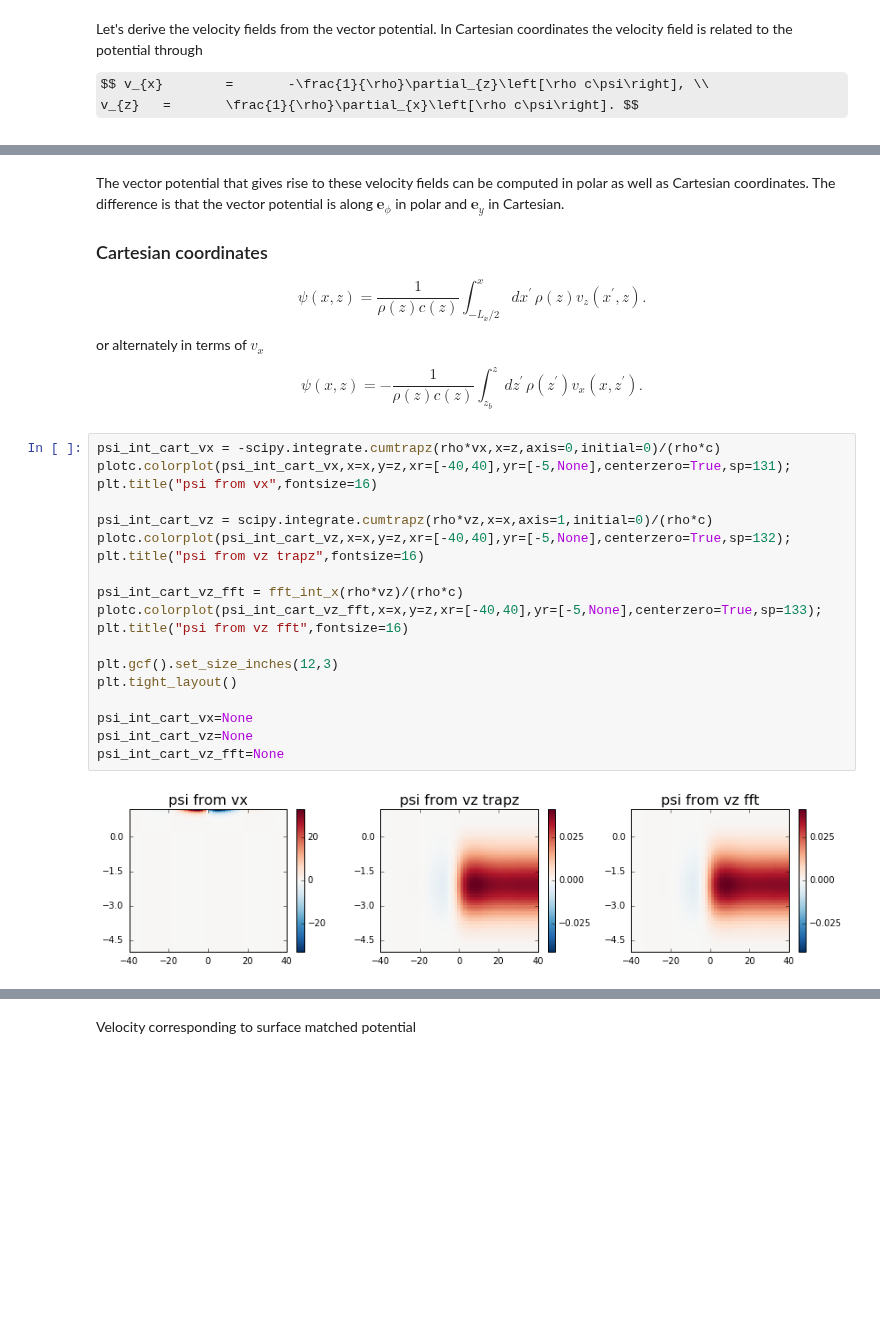
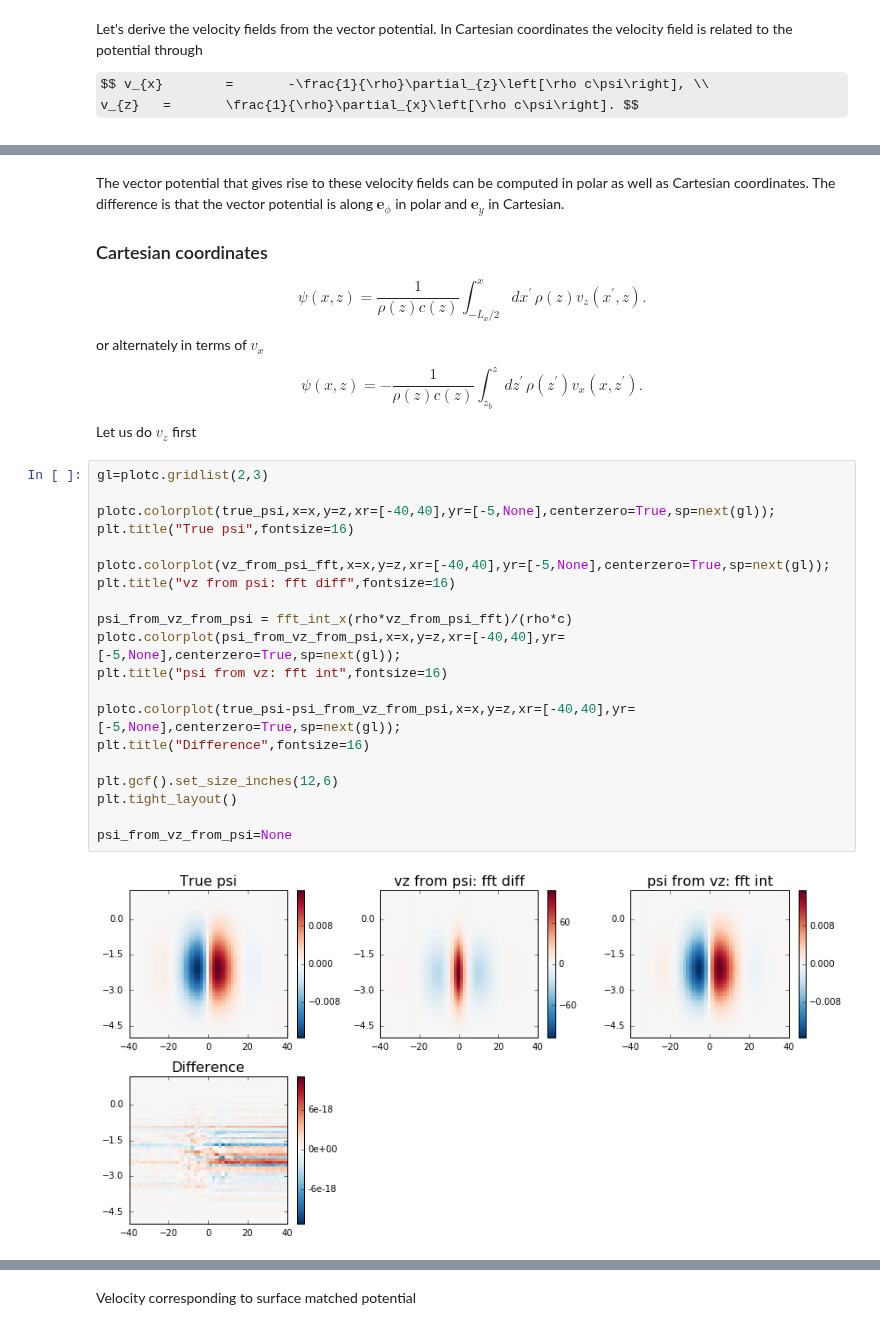
Before and after one commit to jishnub/sparc_flows, a Jupyter notebook: Supergranule.ipynb, the cells around one changed output, grey strips where cells are left out. Cells and saved outputs as stored; diff of their text form; some formulas as TeX source; blank space fills up the shorter version.

Commit message:
can't integrate vx over z because of blow up

```diff
--- a/Supergranule.ipynb
+++ b/Supergranule.ipynb
@@ -128,24 +150,27 @@ The vector potential that gives rise to these velocity fields can be computed in
 or alternately in terms of $v_x$
 
  $$ \psi\left(x,z\right)=-\frac{1}{\rho\left(z\right)c\left(z\right)}\int_{z_{b}}^{z}dz^{\prime}\,\rho\left(z^{\prime}\right)v_{x}\left(x,z^{\prime}\right).$$
+
+Let us do $v_z$ first
 # %%
-psi_int_cart_vx = -scipy.integrate.cumtrapz(rho*vx,x=z,axis=0,initial=0)/(rho*c)
-plotc.colorplot(psi_int_cart_vx,x=x,y=z,xr=[-40,40],yr=[-5,None],centerzero=True,sp=131);
-plt.title("psi from vx",fontsize=16)
+gl=plotc.gridlist(2,3)
 
-psi_int_cart_vz = scipy.integrate.cumtrapz(rho*vz,x=x,axis=1,initial=0)/(rho*c)
-plotc.colorplot(psi_int_cart_vz,x=x,y=z,xr=[-40,40],yr=[-5,None],centerzero=True,sp=132);
-plt.title("psi from vz trapz",fontsize=16)
+plotc.colorplot(true_psi,x=x,y=z,xr=[-40,40],yr=[-5,None],centerzero=True,sp=next(gl));
+plt.title("True psi",fontsize=16)
 
-psi_int_cart_vz_fft = fft_int_x(rho*vz)/(rho*c)
-plotc.colorplot(psi_int_cart_vz_fft,x=x,y=z,xr=[-40,40],yr=[-5,None],centerzero=True,sp=133);
-plt.title("psi from vz fft",fontsize=16)
+plotc.colorplot(vz_from_psi_fft,x=x,y=z,xr=[-40,40],yr=[-5,None],centerzero=True,sp=next(gl));
+plt.title("vz from psi: fft diff",fontsize=16)
 
-plt.gcf().set_size_inches(12,3)
+psi_from_vz_from_psi = fft_int_x(rho*vz_from_psi_fft)/(rho*c)
+plotc.colorplot(psi_from_vz_from_psi,x=x,y=z,xr=[-40,40],yr=[-5,None],centerzero=True,sp=next(gl));
+plt.title("psi from vz: fft int",fontsize=16)
+
+plotc.colorplot(true_psi-psi_from_vz_from_psi,x=x,y=z,xr=[-40,40],yr=[-5,None],centerzero=True,sp=next(gl));
+plt.title("Difference",fontsize=16)
+
+plt.gcf().set_size_inches(12,6)
 plt.tight_layout()
 
-psi_int_cart_vx=None
-psi_int_cart_vz=None
-psi_int_cart_vz_fft=None
+psi_from_vz_from_psi=None
 # %% [output]
-[figure, old version]
+[figure, new version]
```
Also changed, not shown: parts of 25 cells of this notebook.
